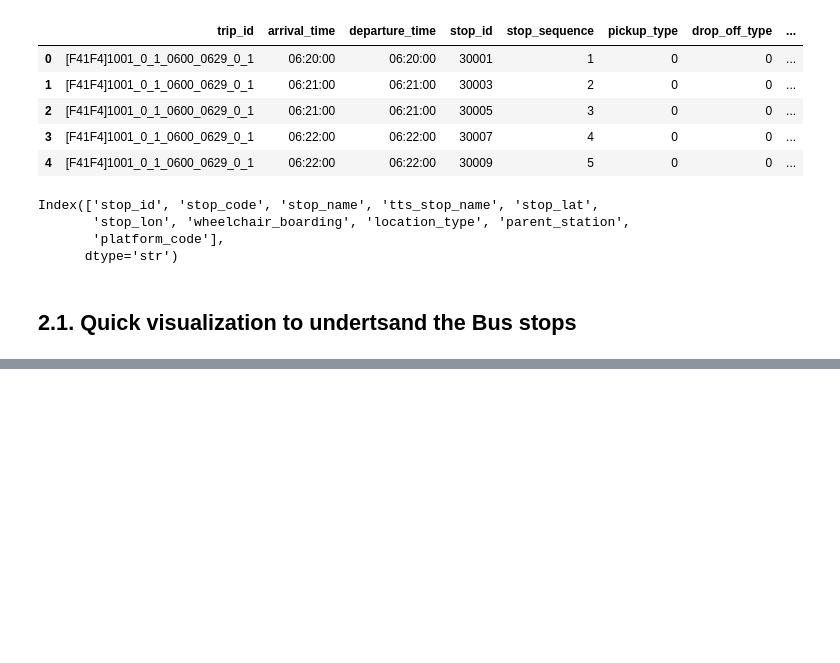
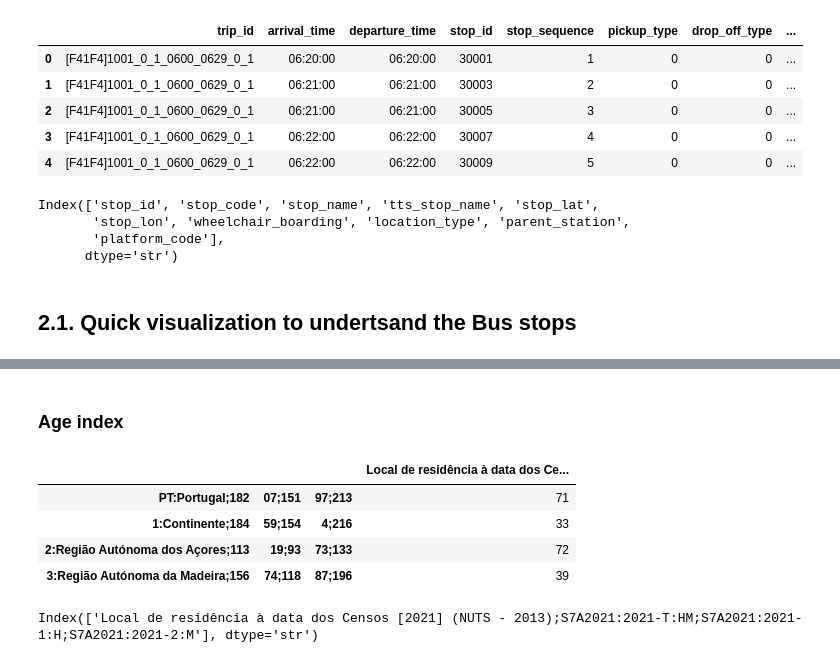
Before and after one commit to anacaleiro/GeoSpatial_Analytics-, a Jupyter notebook: EDA.ipynb, the cells around one changed output, grey strips where cells are left out. Saved outputs shown, nothing was run; the diff lists cells and outputs as text; code cells hidden in the pictures; blank space fills up the shorter version.

```diff
--- a/EDA.ipynb
+++ b/EDA.ipynb
@@ -168,0 +171,2 @@ fig.show()
+# %%
+aging_index = pd.read_csv("Census\ine_indicador_Envelhecimento.csv", sep=",")
@@ -168,0 +179,14 @@ fig.show()
+# %% [markdown]
+### Age index
+# %%
+aging_index.head()
+# %% [output]
+|  |  |  | Local de residência à data dos Ce... |
+| PT:Portugal;182 | 07;151 | 97;213 | 71 |
+| 1:Continente;184 | 59;154 | 4;216 | 33 |
+| 2:Região Autónoma dos Açores;113 | 19;93 | 73;133 | 72 |
+| 3:Região Autónoma da Madeira;156 | 74;118 | 87;196 | 39 |
+# %%
+aging_index.columns
+# %% [output]
+Index(['Local de residência à data dos Censos [2021] (NUTS - 2013);S7A2021:2021-T:HM;S7A2021:2021-1:H;S7A2021:2021-2:M'], dtype='str')
```
Also changed, not shown: parts of 13 cells of this notebook, 2 other files.
